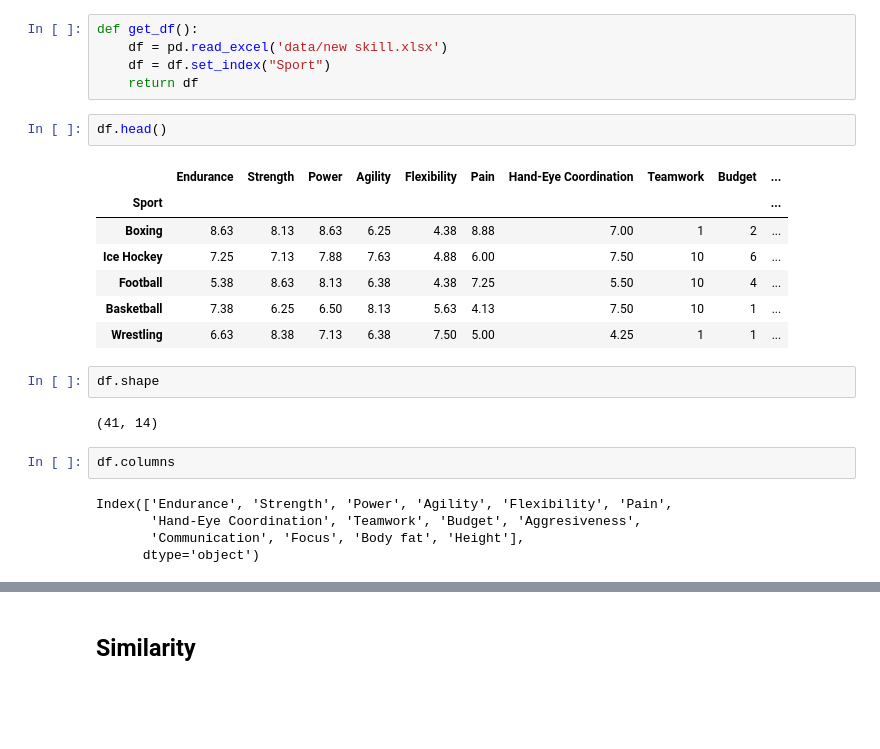
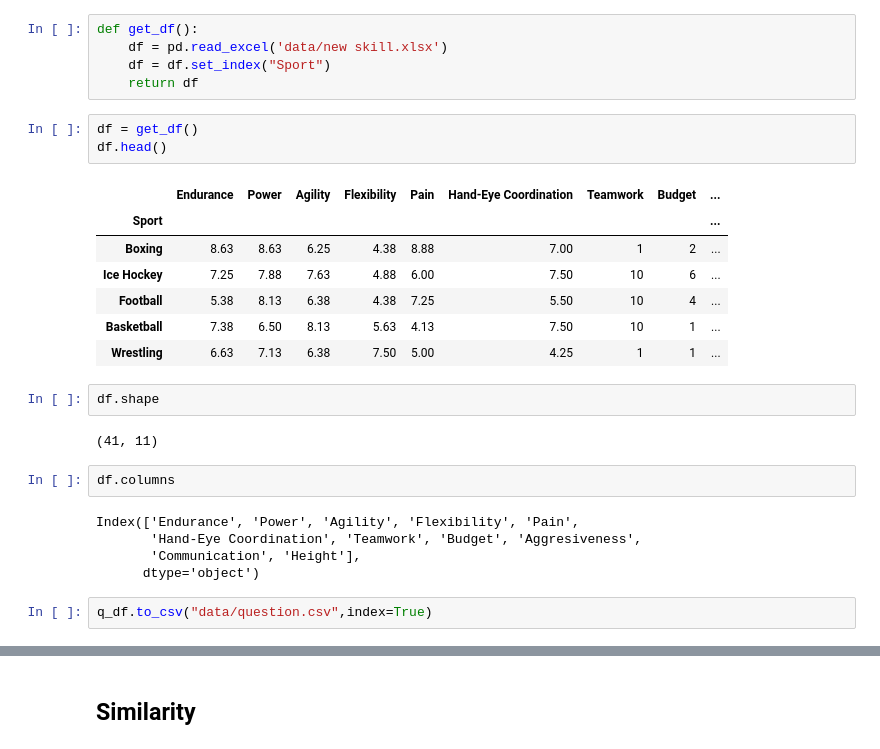
Before and after one commit to modiem/sport-finder, a Jupyter notebook: EDA.ipynb, the cells around one changed output, grey strips where cells are left out. Saved outputs shown, nothing was run; the diff lists cells and outputs as text; blank space fills up the shorter version.

```diff
--- a/EDA.ipynb
+++ b/EDA.ipynb
@@ -9,23 +9,26 @@ def get_df():
     df = df.set_index("Sport")
     return df
 # %%
+df = get_df()
 df.head()
 # %% [output]
-|  | Endurance | Strength | Power | Agility | Flexibility | Pain | Hand-Eye Coordination | Teamwork | Budget | ... |
-| Sport |  |  |  |  |  |  |  |  |  | ... |
-| Boxing | 8.63 | 8.13 | 8.63 | 6.25 | 4.38 | 8.88 | 7.00 | 1 | 2 | ... |
-| Ice Hockey | 7.25 | 7.13 | 7.88 | 7.63 | 4.88 | 6.00 | 7.50 | 10 | 6 | ... |
-| Football | 5.38 | 8.63 | 8.13 | 6.38 | 4.38 | 7.25 | 5.50 | 10 | 4 | ... |
-| Basketball | 7.38 | 6.25 | 6.50 | 8.13 | 5.63 | 4.13 | 7.50 | 10 | 1 | ... |
-| Wrestling | 6.63 | 8.38 | 7.13 | 6.38 | 7.50 | 5.00 | 4.25 | 1 | 1 | ... |
+|  | Endurance | Power | Agility | Flexibility | Pain | Hand-Eye Coordination | Teamwork | Budget | ... |
+| Sport |  |  |  |  |  |  |  |  | ... |
+| Boxing | 8.63 | 8.63 | 6.25 | 4.38 | 8.88 | 7.00 | 1 | 2 | ... |
+| Ice Hockey | 7.25 | 7.88 | 7.63 | 4.88 | 6.00 | 7.50 | 10 | 6 | ... |
+| Football | 5.38 | 8.13 | 6.38 | 4.38 | 7.25 | 5.50 | 10 | 4 | ... |
+| Basketball | 7.38 | 6.50 | 8.13 | 5.63 | 4.13 | 7.50 | 10 | 1 | ... |
+| Wrestling | 6.63 | 7.13 | 6.38 | 7.50 | 5.00 | 4.25 | 1 | 1 | ... |
 # %%
 df.shape
 # %% [output]
-(41, 14)
+(41, 11)
 # %%
 df.columns
 # %% [output]
-Index(['Endurance', 'Strength', 'Power', 'Agility', 'Flexibility', 'Pain',
+Index(['Endurance', 'Power', 'Agility', 'Flexibility', 'Pain',
        'Hand-Eye Coordination', 'Teamwork', 'Budget', 'Aggresiveness',
-       'Communication', 'Focus', 'Body fat', 'Height'],
+       'Communication', 'Height'],
       dtype='object')
+# %%
+q_df.to_csv("data/question.csv",index=True)
```
Also changed, not shown: parts of 11 cells of this notebook, 1 other file.
